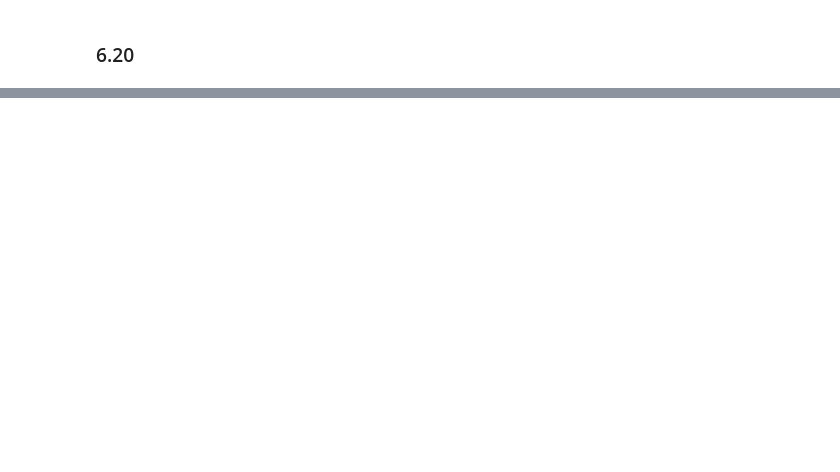
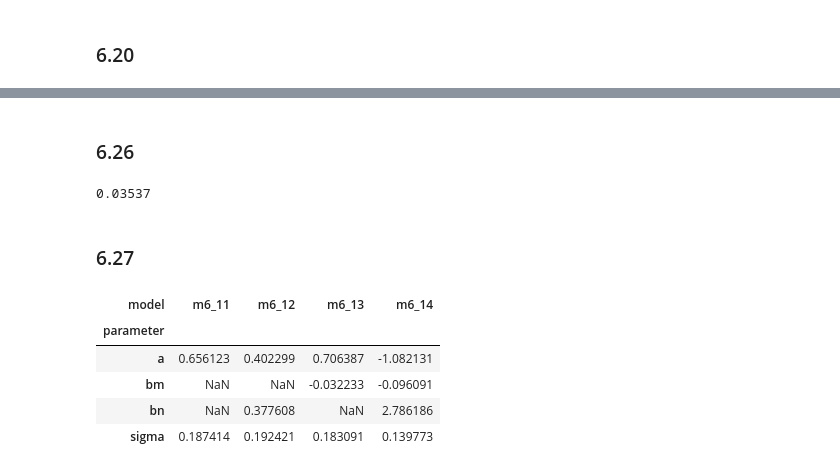
Before and after one commit to grinnbearit/statistical_rethinking, a Jupyter notebook: chapter_6.ipynb, the cells around one changed output, grey strips where cells are left out. Cells and saved outputs as stored; diff of their text form; code cells hidden in the pictures; blank space fills up the shorter version.

```diff
--- a/chapter_6.ipynb
+++ b/chapter_6.ipynb
@@ -254,0 +373,31 @@ np.sqrt(n_cases * np.var(waic_vec))
+# %% [markdown]
+### 6.26
+# %%
+diff = stats.norm.rvs(loc=milk_models.loc["m6_11", "dWAIC"],
+                      scale=milk_models.loc["m6_11", "dSE"],
+                      size=int(1e5))
+sum(diff < 0)/1e5
+# %% [output]
+0.03537
+# %% [markdown]
+### 6.27
+# %%
+summaries = [("m6_11", pm.summary(trace6_11, alpha=0.11, varnames=["a", "sigma"])),
+             ("m6_12", pm.summary(trace6_12, alpha=0.11, varnames=["a", "bn", "sigma"])),
+             ("m6_13", pm.summary(trace6_13, alpha=0.11, varnames=["a", "bm", "sigma"])),
+             ("m6_14", pm.summary(trace6_14, alpha=0.11, varnames=["a", "bn", "bm", "sigma"]))]
+
+coeftab = (pd.concat([summary.reset_index().assign(model=model) for (model, summary) in summaries])
+           .rename(columns={"index": "parameter"})
+           .set_index(["parameter", "model"]))
+
+(coeftab
+ .reset_index()
+ .pivot_table(index="parameter", columns="model", values="mean"))
+# %% [output]
+| model | m6_11 | m6_12 | m6_13 | m6_14 |
+| parameter |  |  |  |  |
+| a | 0.656123 | 0.402299 | 0.706387 | -1.082131 |
+| bm | NaN | NaN | -0.032233 | -0.096091 |
+| bn | NaN | 0.377608 | NaN | 2.786186 |
+| sigma | 0.187414 | 0.192421 | 0.183091 | 0.139773 |
```
Also changed, not shown: parts of 25 cells of this notebook.
